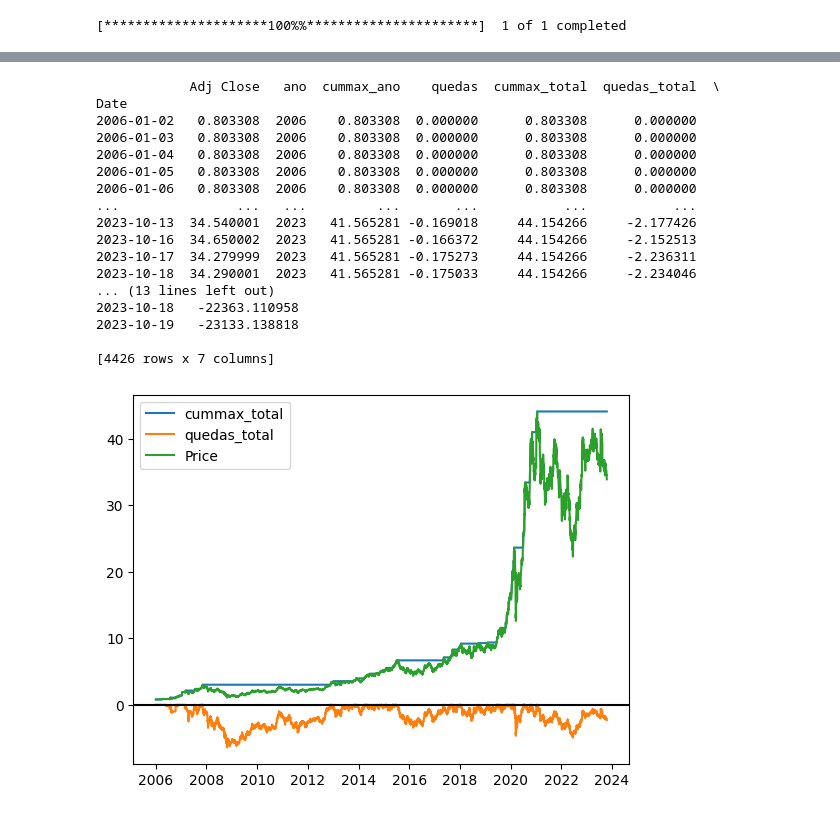
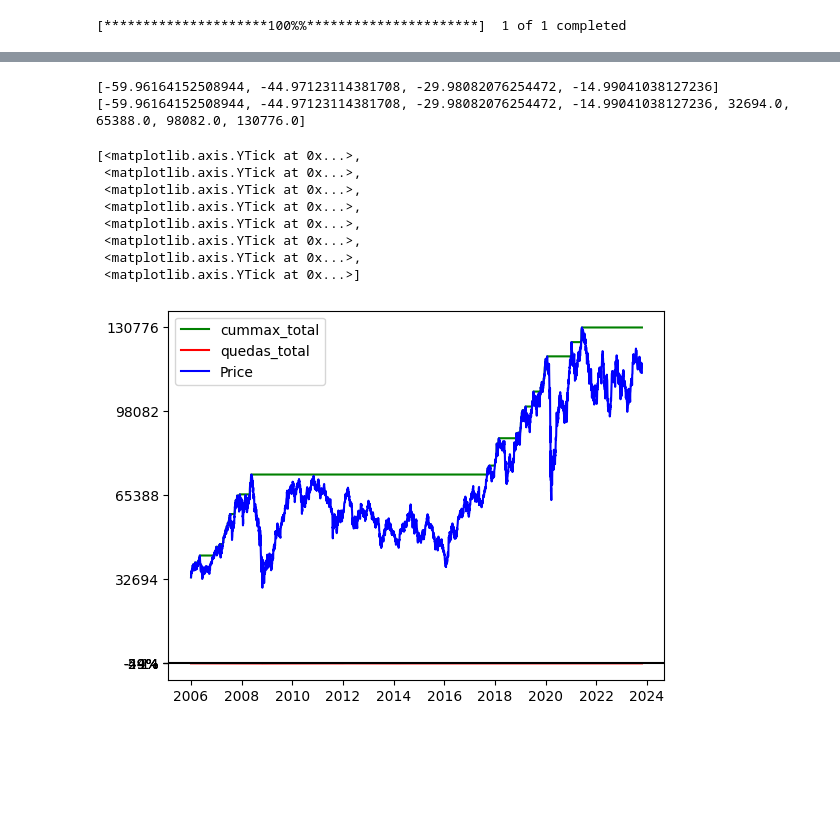
Before and after one commit to Moscarde/PythonDados, a Jupyter notebook: Projetos/drawdowns.ipynb, the cells around one changed output, grey strips where cells are left out. Drawn from its saved outputs; the diff is of its cells as text; code cells hidden in the pictures; blank space fills up the shorter version.

```diff
--- a/Projetos/drawdowns.ipynb
+++ b/Projetos/drawdowns.ipynb
@@ -7,7 +7,7 @@ import yfinance as yf
 import pandas as pd
 import matplotlib.pyplot as plt
 # %%
-acao = 'WEGE3.SA'
+acao = '^BVSP'
 cotacoes = yf.download(acao, '2006-01-01')['Adj Close']
 # %% [output]
 [*********************100%%**********************]  1 of 1 completed
@@ -72,5 +72,9 @@ ax.set_yscale('log')
 # %%
 cotacoes['cummax_total'] = cotacoes['Adj Close'].cummax()
-cotacoes['quedas_total'] = cotacoes['Adj Close'] / cotacoes['cummax_total'] - 1
+cotacoes['quedas_total'] = ((cotacoes['Adj Close'] - cotacoes['cummax_total']) / cotacoes['cummax_total']) * 100
 
-cotacoes['quedas_total'] = cotacoes['quedas_total'] *10
+# cotacoes['quedas_total'] = cotacoes['quedas_total'] / cotacoes['cummax_total']
+# cotacoes['quedas_total'] = cotacoes['quedas_total'] *100
+
+
+cotacoes[['Adj Close', "cummax_ano",'quedas_total']]
@@ -77,30 +96,36 @@ cotacoes['quedas_total'] = cotacoes['quedas_total'] *10
 # %%
 fig, ax = plt.subplots()
-ax.plot(cotacoes['cummax_total'], label = "cummax_total")
-ax.plot(cotacoes['quedas_total'], label = "quedas_total")
-ax.plot(cotacoes['Adj Close'], label = "Price")
+ax.plot(cotacoes['cummax_total'], label = "cummax_total", color='green')
+ax.plot(cotacoes['quedas_total'], label = "quedas_total", color='red')
+ax.plot(cotacoes['Adj Close'], label = "Price", color='blue')
+
+y_max_cot = cotacoes['Adj Close'].max()
+y_min_quedas = cotacoes['quedas_total'].min()
+y_pct_scale = [(y_min_quedas / 4) * (i+1) for i in range(4) ]
+y_cot_scale = [(y_max_cot / 4) * (i+1) for i in range(4) ]
+y_scale = sorted(y_pct_scale + y_cot_scale )
+
+y_scale_label =  [str(int(y)) + '%' for y in y_scale[:3]] + [int(y) for y in y_scale[3:]]
+print(sorted(y_pct_scale))
+print(sorted(y_scale))
+
+
 
 ax.legend()
 ax.axhline(y = 0, color = 'black')
 # ax.set_yscale('log')
+ax.yaxis.set_ticks(y_scale, y_scale_label)
 
-print(cotacoes)
+# print(cotacoes)
 # %% [output]
-            Adj Close   ano  cummax_ano    quedas  cummax_total  quedas_total  \
-Date
-2006-01-02   0.803308  2006    0.803308  0.000000      0.803308      0.000000
-2006-01-03   0.803308  2006    0.803308  0.000000      0.803308      0.000000
-2006-01-04   0.803308  2006    0.803308  0.000000      0.803308      0.000000
-2006-01-05   0.803308  2006    0.803308  0.000000      0.803308      0.000000
-2006-01-06   0.803308  2006    0.803308  0.000000      0.803308      0.000000
-...               ...   ...         ...       ...           ...           ...
-2023-10-13  34.540001  2023   41.565281 -0.169018     44.154266     -2.177426
-2023-10-16  34.650002  2023   41.565281 -0.166372     44.154266     -2.152513
-2023-10-17  34.279999  2023   41.565281 -0.175273     44.154266     -2.236311
-2023-10-18  34.290001  2023   41.565281 -0.175033     44.154266     -2.234046
-... (13 lines left out)
-2023-10-18   -22363.110958
-2023-10-19   -23133.138818
-
-[4426 rows x 7 columns]
+[-59.96164152508944, -44.97123114381708, -29.98082076254472, -14.99041038127236]
+[-59.96164152508944, -44.97123114381708, -29.98082076254472, -14.99041038127236, 32694.0, 65388.0, 98082.0, 130776.0]
+[<matplotlib.axis.YTick at 0x...>,
+ <matplotlib.axis.YTick at 0x...>,
+ <matplotlib.axis.YTick at 0x...>,
+ <matplotlib.axis.YTick at 0x...>,
+ <matplotlib.axis.YTick at 0x...>,
+ <matplotlib.axis.YTick at 0x...>,
+ <matplotlib.axis.YTick at 0x...>,
+ <matplotlib.axis.YTick at 0x...>]
-[figure, old version]
+[figure, new version]
```
Also changed, not shown: parts of 12 cells of this notebook, 4 other files.
